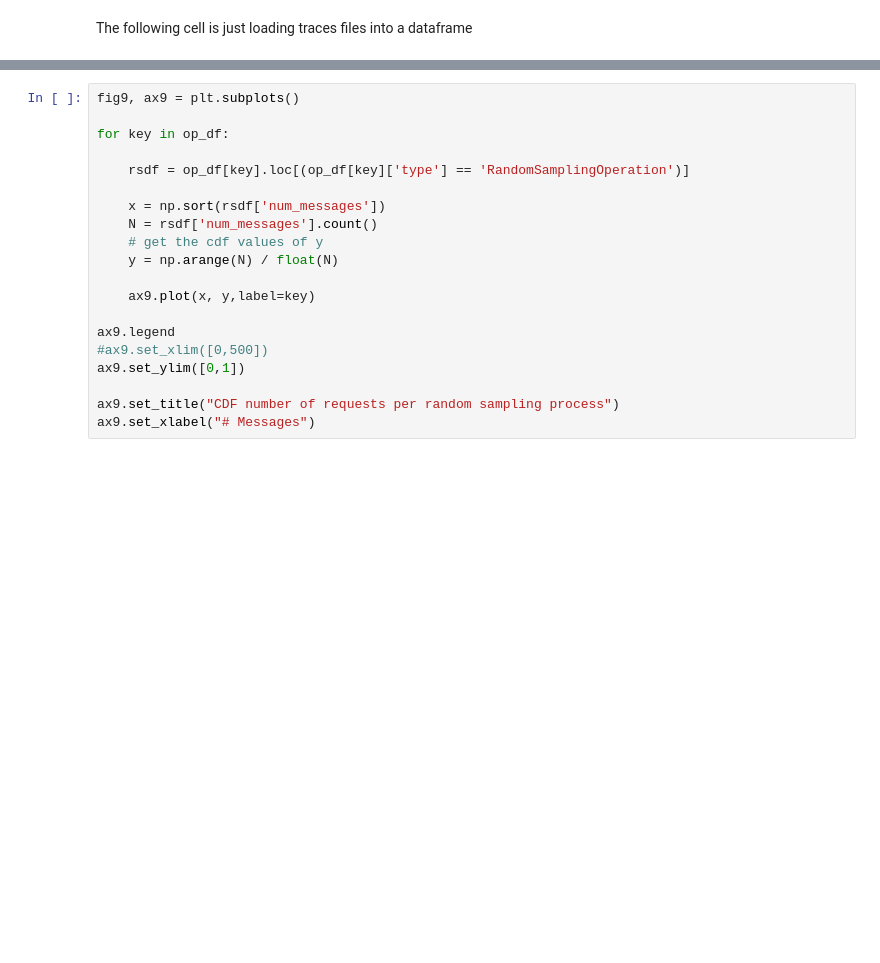
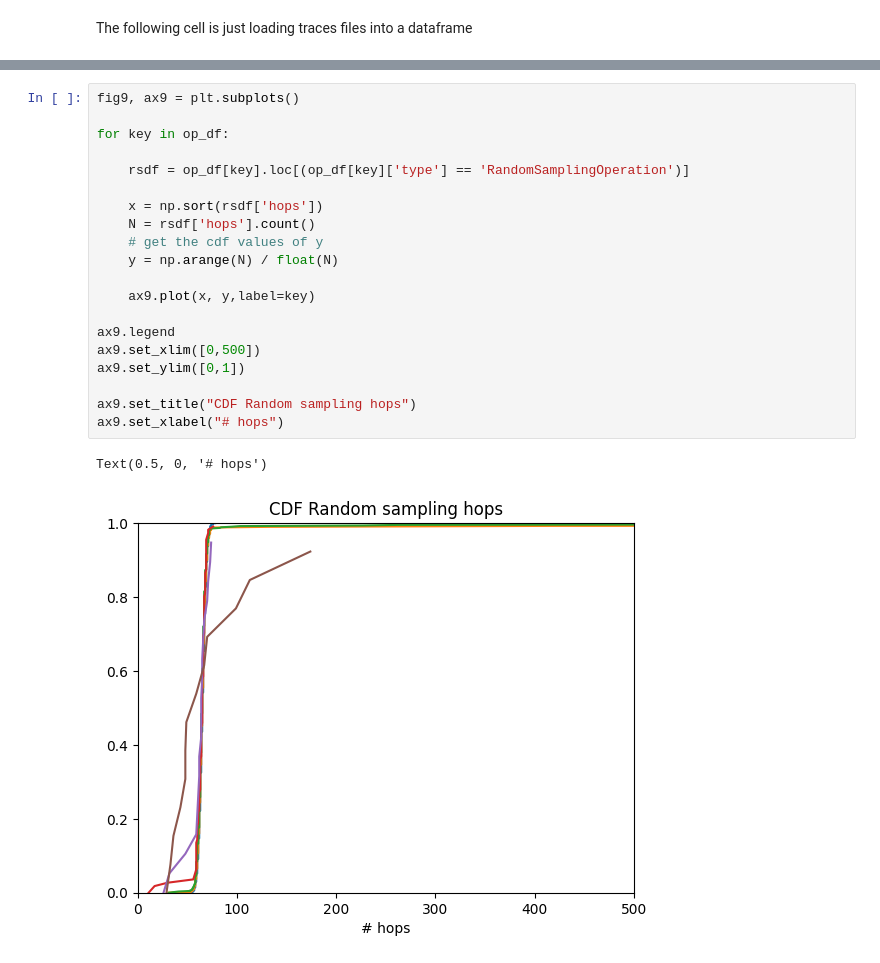
Before and after one commit to datahop/kademlia-simulator, a Jupyter notebook: simulator/python/analysis_vs_evil.ipynb, the cells around one changed output, grey strips where cells are left out. Cells and saved outputs as stored; diff of their text form; blank space fills up the shorter version.

```diff
--- a/simulator/python/analysis_vs_evil.ipynb
+++ b/simulator/python/analysis_vs_evil.ipynb
@@ -168,20 +175,23 @@ As we can see in the required time, we see a substantially increase when the num
 # %%
 fig9, ax9 = plt.subplots()
 
 for key in op_df:
 
     rsdf = op_df[key].loc[(op_df[key]['type'] == 'RandomSamplingOperation')]
 
-    x = np.sort(rsdf['num_messages'])
-    N = rsdf['num_messages'].count()
+    x = np.sort(rsdf['hops'])
+    N = rsdf['hops'].count()
     # get the cdf values of y
     y = np.arange(N) / float(N)
 
     ax9.plot(x, y,label=key)
 
 ax9.legend
-#ax9.set_xlim([0,500])
+ax9.set_xlim([0,500])
 ax9.set_ylim([0,1])
 
-ax9.set_title("CDF number of requests per random sampling process")
-ax9.set_xlabel("# Messages")
+ax9.set_title("CDF Random sampling hops")
+ax9.set_xlabel("# hops")
+# %% [output]
+Text(0.5, 0, '# hops')
+[figure, added]
```
Also changed, not shown: parts of 9 cells of this notebook.
